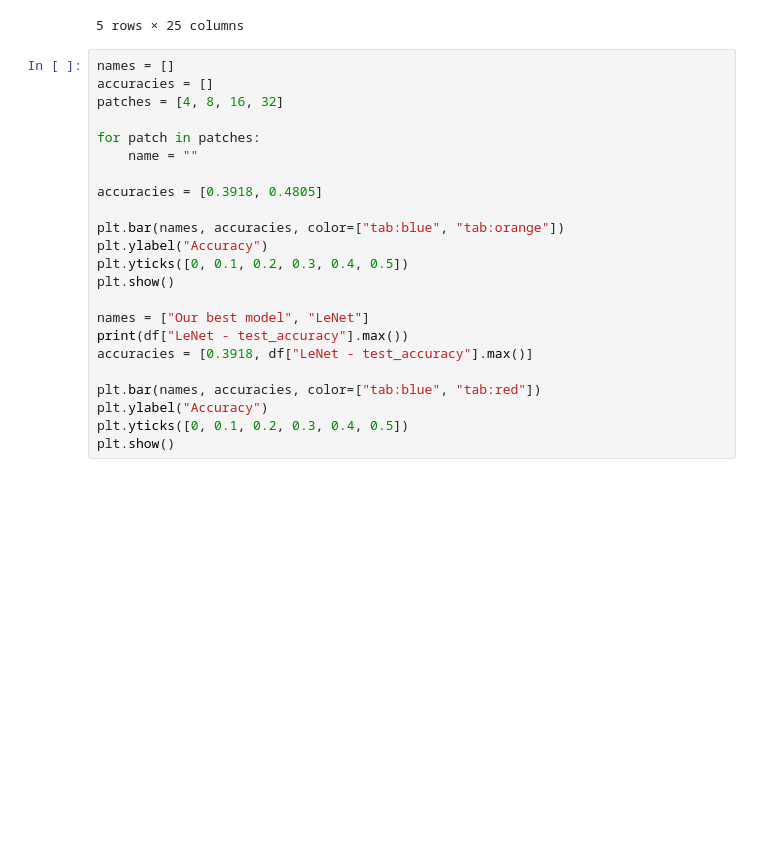
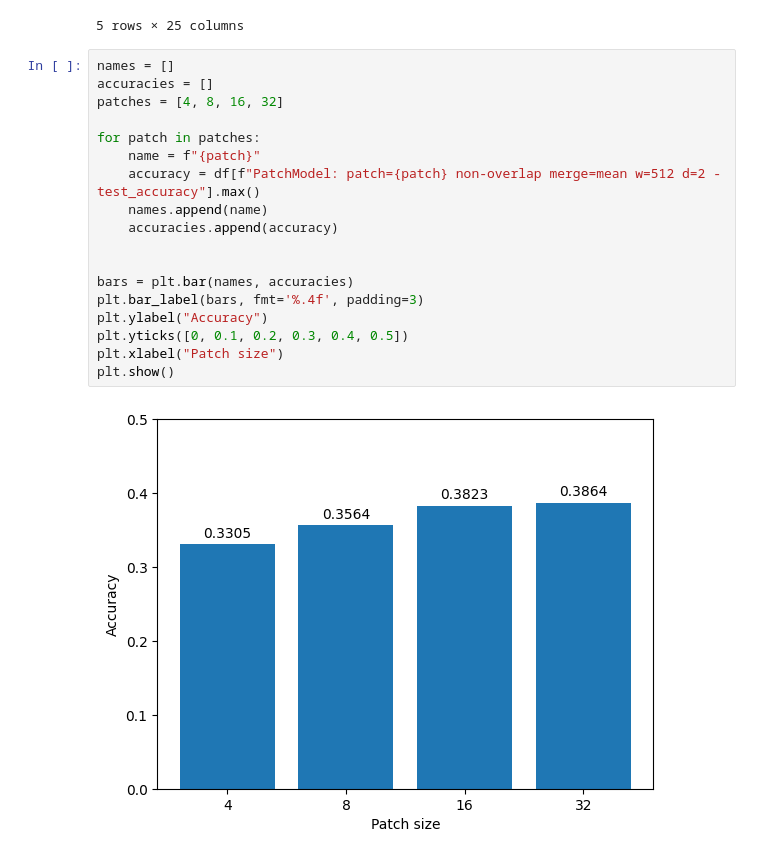
Before and after one commit to MCV-C3/project-team-6, a Jupyter notebook: Week2/report/plot_temp.ipynb, the cells around one changed output. Drawn from its saved outputs; the diff is of its cells as text; blank space fills up the shorter version.

Commit message:
plot

```diff
--- a/Week2/report/plot_temp.ipynb
+++ b/Week2/report/plot_temp.ipynb
@@ -223,23 +223,20 @@ df.head()
 # %%
 names = []
 accuracies = []
 patches = [4, 8, 16, 32]
 
 for patch in patches:
-    name = ""
+    name = f"{patch}"
+    accuracy = df[f"PatchModel: patch={patch} non-overlap merge=mean w=512 d=2 - test_accuracy"].max()
+    names.append(name)
+    accuracies.append(accuracy)
 
-accuracies = [0.3918, 0.4805]
 
-plt.bar(names, accuracies, color=["tab:blue", "tab:orange"])
+bars = plt.bar(names, accuracies)
+plt.bar_label(bars, fmt='%.4f', padding=3)
 plt.ylabel("Accuracy")
 plt.yticks([0, 0.1, 0.2, 0.3, 0.4, 0.5])
+plt.xlabel("Patch size")
 plt.show()
-
-names = ["Our best model", "LeNet"]
-print(df["LeNet - test_accuracy"].max())
-accuracies = [0.3918, df["LeNet - test_accuracy"].max()]
-
-plt.bar(names, accuracies, color=["tab:blue", "tab:red"])
-plt.ylabel("Accuracy")
-plt.yticks([0, 0.1, 0.2, 0.3, 0.4, 0.5])
-plt.show()
+# %% [output]
+[figure, added]
```
Also changed, not shown: parts of 2 cells of this notebook, 1 other file.
